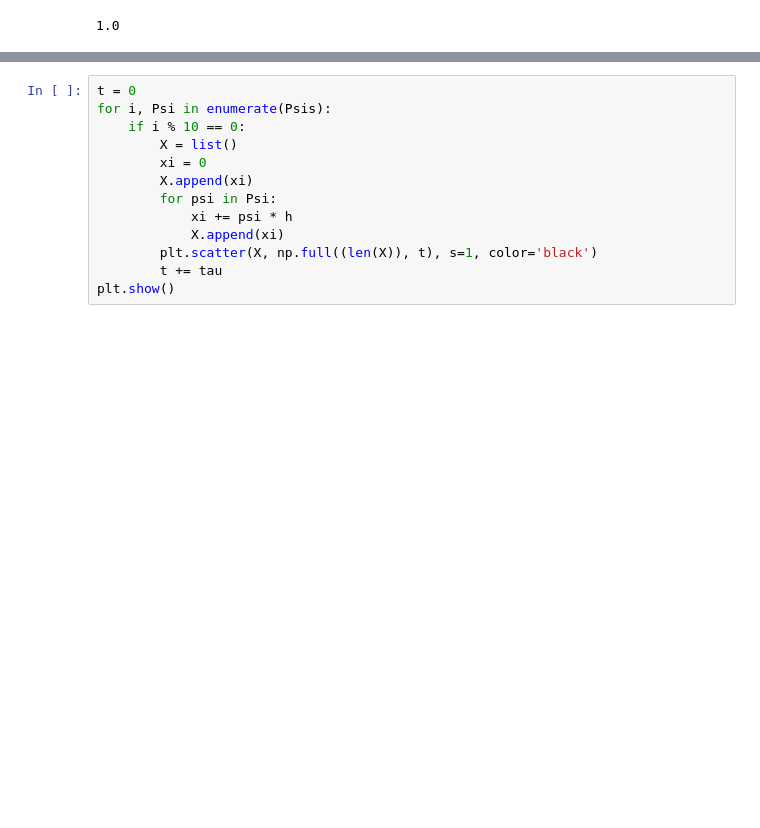
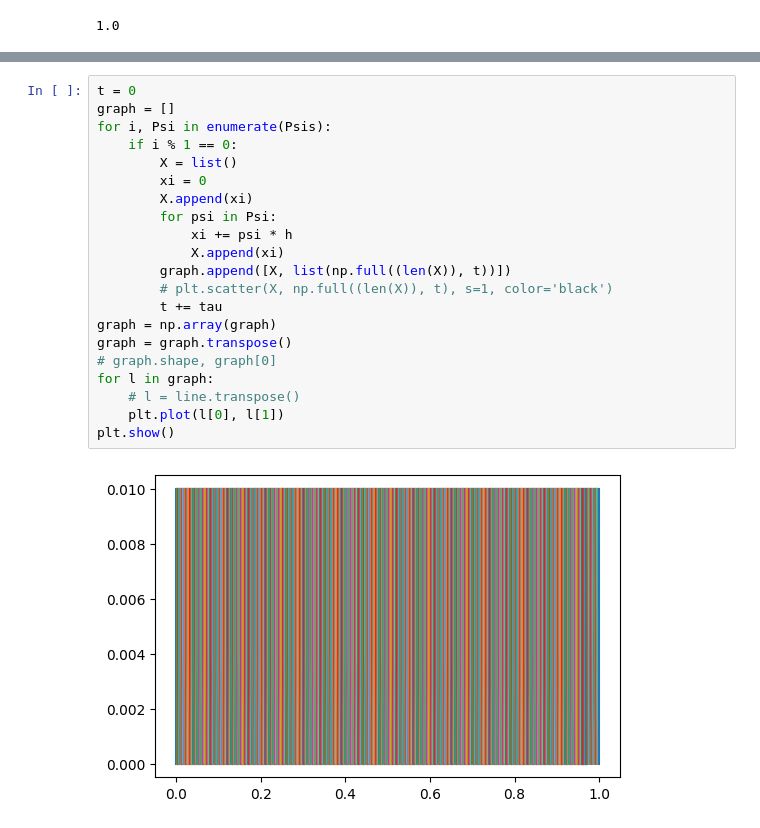
Before and after one commit to MIJO7317/DynamicGrid2D, a Jupyter notebook: main.ipynb, the cells around one changed output, grey strips where cells are left out. Saved outputs shown, nothing was run; the diff lists cells and outputs as text; blank space fills up the shorter version.

```diff
--- a/main.ipynb
+++ b/main.ipynb
@@ -128,15 +243,25 @@ array([5., 0., 0., 0., 0., 0., 0., 0., 0., 5.])
 # %%
 t = 0
+graph = []
 for i, Psi in enumerate(Psis):
-    if i % 10 == 0:
+    if i % 1 == 0:
         X = list()
         xi = 0
         X.append(xi)
         for psi in Psi:
             xi += psi * h
             X.append(xi)
-        plt.scatter(X, np.full((len(X)), t), s=1, color='black')
+        graph.append([X, list(np.full((len(X)), t))])
+        # plt.scatter(X, np.full((len(X)), t), s=1, color='black')
         t += tau
+graph = np.array(graph)
+graph = graph.transpose()
+# graph.shape, graph[0]
+for l in graph:
+    # l = line.transpose()
+    plt.plot(l[0], l[1])
 plt.show()
+# %% [output]
+[figure, added]
 # %%
 sh_0, sh_1 = A.shape
```
Also changed, not shown: parts of 4 cells of this notebook.
